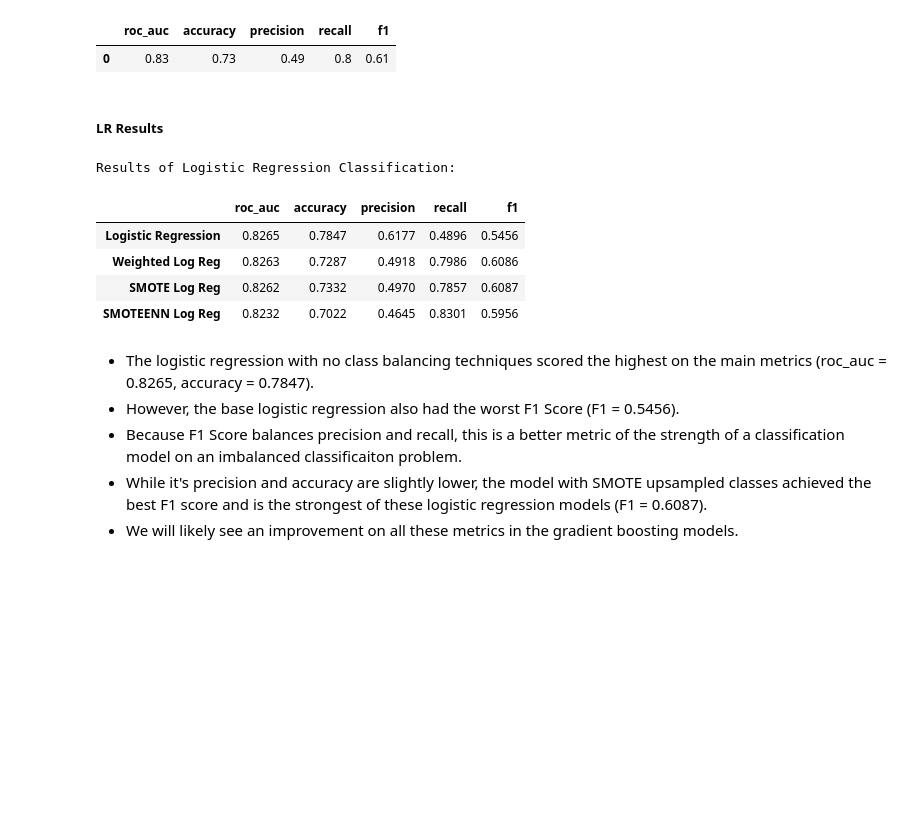
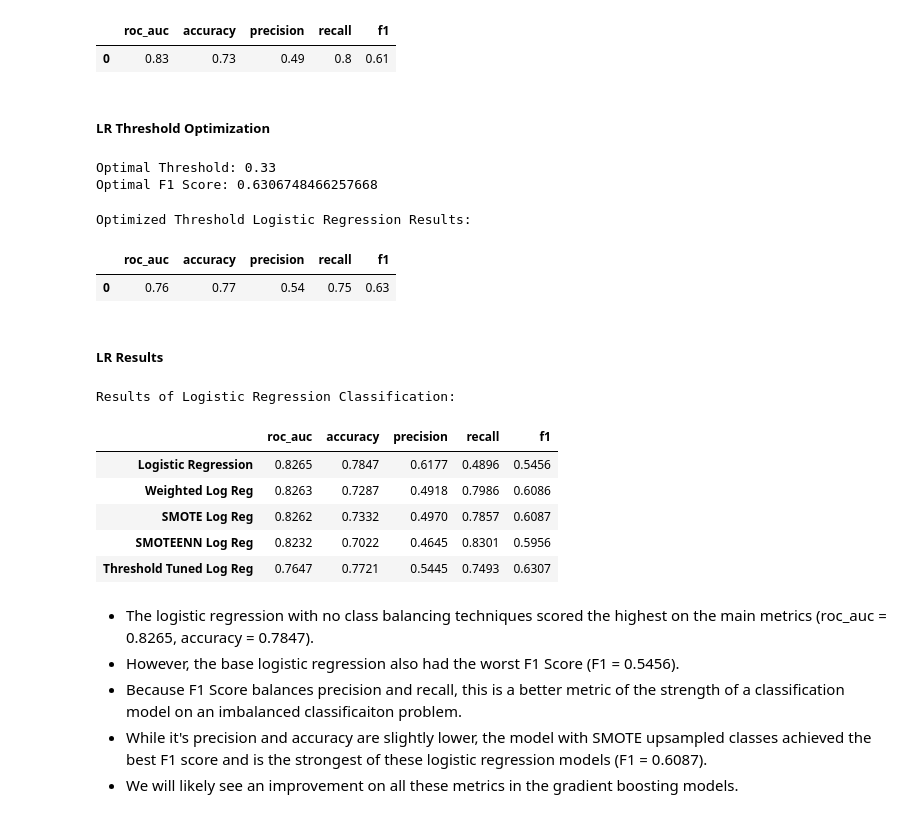
Before and after one commit to kellyshreeve/final-project, a Jupyter notebook: project-code.ipynb, the cells around one changed output. Drawn from its saved outputs; the diff is of its cells as text; code cells hidden in the pictures; blank space fills up the shorter version.

```diff
--- a/project-code.ipynb
+++ b/project-code.ipynb
@@ -1153,25 +1158,78 @@ display(logreg_wtd_results.round(2))
 Logistic Regression with Class Weighting Results:
 |  | roc_auc | accuracy | precision | recall | f1 |
 | 0 | 0.83 | 0.73 | 0.49 | 0.8 | 0.61 |
+# %% [markdown]
+##### LR Threshold Optimization
+# %%
+# split training set into train and validate for optimization
+feat_train_opt, feat_valid_opt, targ_train_opt, targ_valid_opt = train_test_split(
+    feat_train, targ_train, test_size=0.25, random_state=123)
+
+# scale training data and fit model
+log_reg = LogisticRegression(random_state=123)
+
+pipe_logreg = Pipeline([('scale', preprocessor), ('model', log_reg)])
+
+pipe_logreg.fit(feat_train_opt, targ_train_opt)
+
+# extract predicted probabilities
+pred_prob = pipe_logreg.predict_proba(feat_valid_opt)
+pred_prob = pred_prob[:, 1]
+
+# Threshold tuning to maximize f1 score
+thresholds = np.arange(0, 1.1, 0.01)
+f1_scores = np.zeros(len(thresholds))
+
+for index, elem in enumerate(thresholds):
+    predictions = np.where(pred_prob > elem, 1, 0)
+    f1_scores[index] = f1_score(targ_valid_opt, predictions)
+
+# Extract index and optimal threshold of largest F1 score
+index = np.argmax(f1_scores)
+threshold_opt = thresholds[index]
+f1_score_opt = f1_scores[index]
+
+print(f'Optimal Threshold: {threshold_opt}')
+print(f'Optimal F1 Score: {f1_score_opt}')
+# %% [output]
+Optimal Threshold: 0.33
+Optimal F1 Score: 0.6306748466257668
+# %%
+# Score model based on optimal threshold
+preds_opt = np.where(pred_prob > threshold_opt, 1, 0)
+
+logreg_thres_results = pd.DataFrame(data={'roc_auc':[roc_auc_score(targ_valid_opt, preds_opt)],
+                                          'accuracy':[accuracy_score(targ_valid_opt, preds_opt)],
+                                          'precision':[precision_score(targ_valid_opt, preds_opt)],
+                                          'recall':[recall_score(targ_valid_opt, preds_opt)],
+                                          'f1':[f1_score(targ_valid_opt, preds_opt)],})
+
+print('Optimized Threshold Logistic Regression Results:')
+display(logreg_thres_results.round(2))
+# %% [output]
+Optimized Threshold Logistic Regression Results:
+|  | roc_auc | accuracy | precision | recall | f1 |
+| 0 | 0.76 | 0.77 | 0.54 | 0.75 | 0.63 |
 # %% [markdown]
 ##### LR Results
 # %%
 # LR Results Table
 logreg_results_full = pd.concat([logreg_results, logreg_smt_results, logreg_smtn_results,
-                                 logreg_wtd_results])
+                                 logreg_wtd_results, logreg_thres_results])
 
 logreg_results_full.index = ['Logistic Regression', 'SMOTE Log Reg', 'SMOTEENN Log Reg',
-                             'Weighted Log Reg']
+                             'Weighted Log Reg', 'Threshold Tuned Log Reg']
 
 print('Results of Logistic Regression Classification:')
 display(logreg_results_full.sort_values(by=['roc_auc', 'f1'], ascending=False).round(4))
 # %% [output]
 Results of Logistic Regression Classification:
 |  | roc_auc | accuracy | precision | recall | f1 |
 | Logistic Regression | 0.8265 | 0.7847 | 0.6177 | 0.4896 | 0.5456 |
 | Weighted Log Reg | 0.8263 | 0.7287 | 0.4918 | 0.7986 | 0.6086 |
 | SMOTE Log Reg | 0.8262 | 0.7332 | 0.4970 | 0.7857 | 0.6087 |
 | SMOTEENN Log Reg | 0.8232 | 0.7022 | 0.4645 | 0.8301 | 0.5956 |
+| Threshold Tuned Log Reg | 0.7647 | 0.7721 | 0.5445 | 0.7493 | 0.6307 |
 # %% [markdown]
 * The logistic regression with no class balancing techniques scored the highest on the main metrics (roc_auc = 0.8265, accuracy = 0.7847).
 * However, the base logistic regression also had the worst F1 Score (F1 = 0.5456).
```
Also changed, not shown: parts of 7 cells of this notebook.
